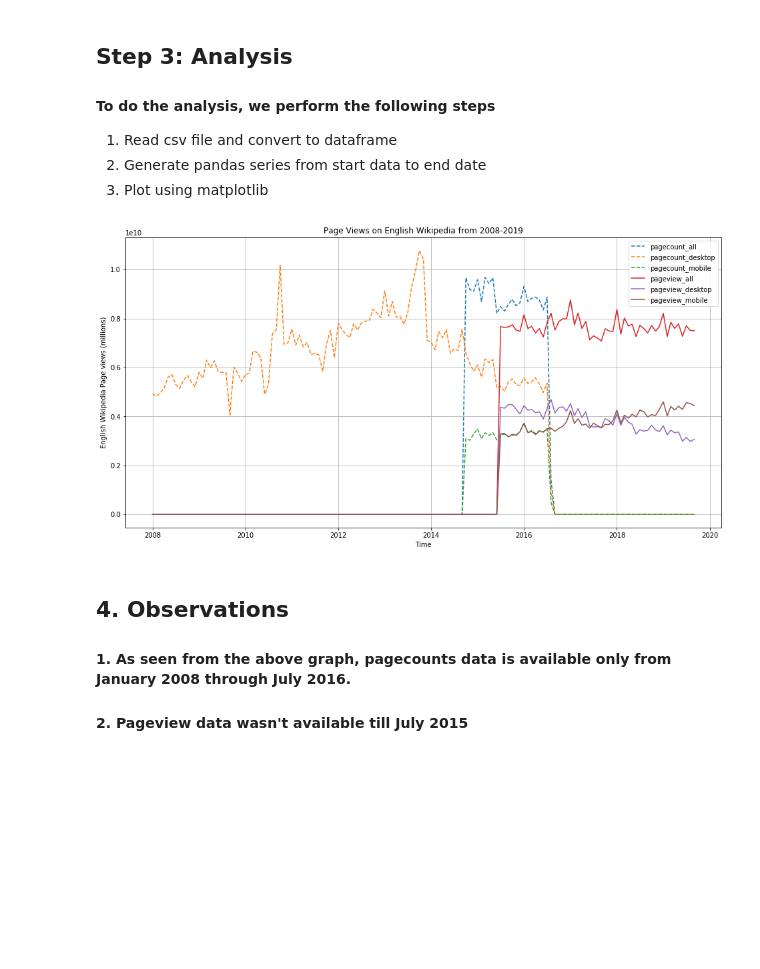
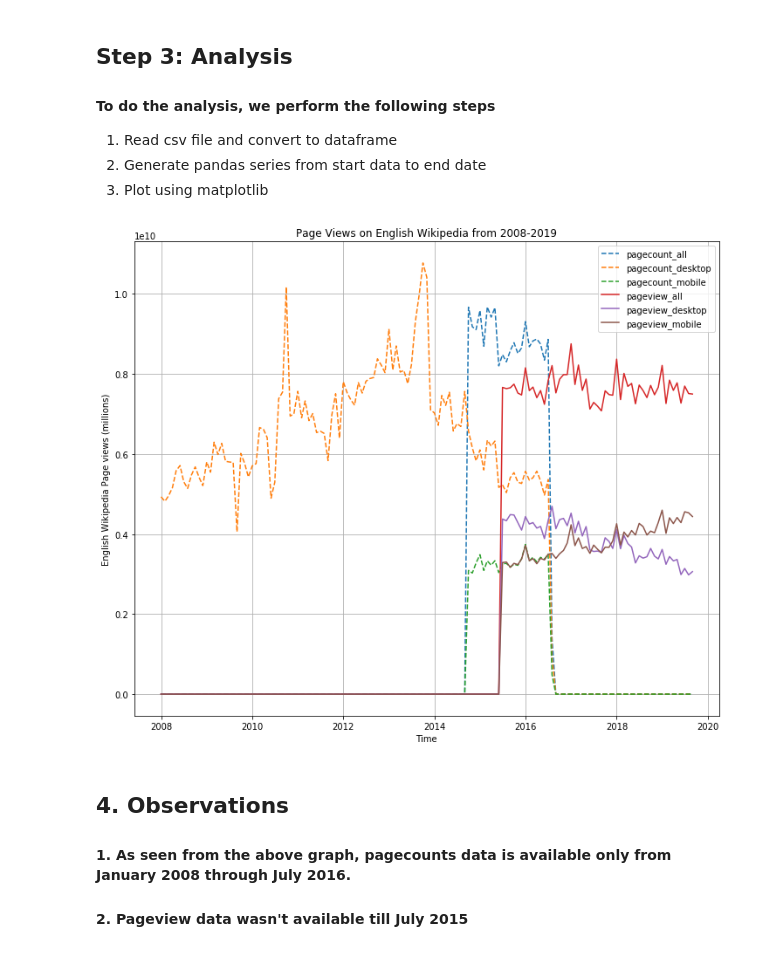
Before and after one commit to tharunsikhinam/data-512, a Jupyter notebook: data-512-a1/hcds-a1-data-curation.ipynb, the cells around one changed output. Saved outputs shown, nothing was run; the diff lists cells and outputs as text; code cells hidden in the pictures; blank space fills up the shorter version.

Commit message:
view issue

```diff
--- a/data-512-a1/hcds-a1-data-curation.ipynb
+++ b/data-512-a1/hcds-a1-data-curation.ipynb
@@ -247,36 +247,36 @@ total_views = pd.read_csv("data/clean/en-wikipedia_traffic_200801-201809.csv")
 
 # 2. Generate pandas series from start to end
 xAxis = pd.date_range('2008-01', '2019-09', freq='MS')
 
 # 3. Plot
 
 # Create a new figure with appropriate dimensions.
-fig = plt.figure(figsize=(16, 8))
+fig = plt.figure(figsize=(12, 10))
 
 # Plot pagecounts using linestyle --
 plt.plot(xAxis, total_views["pagecount_all_views"],linestyle = "--", label = "pagecount_all")
 plt.plot(xAxis, total_views["pagecount_desktop_views"],linestyle = "--", label = "pagecount_desktop")
 plt.plot(xAxis, total_views["pagecount_mobile_views"],linestyle = "--", label = "pagecount_mobile")
 
 # Plot pageviews
 plt.plot(xAxis, total_views["pageview_all_views"],label = "pageview_all")
 plt.plot(xAxis, total_views["pageview_desktop_views"], label = "pageview_desktop")
 plt.plot(xAxis, total_views["pageview_mobile_views"],  label = "pageview_mobile")
 
 # Labels and title
 plt.legend(loc=1)
 plt.xlabel("Time")
 plt.ylabel("English Wikipedia Page views (millions)")
 plt.title("Page Views on English Wikipedia from 2008-2019")
 
 # Show grid
 plt.grid(True)
 
 # Display plot
-plt.savefig('english-wikipedia-views-2008-2019.png')
+plt.savefig('english-wikipedia-views-2008-2019.jpg')
 plt.show()
 # %% [output]
-[figure, old version]
+[figure, new version]
 # %% [markdown]
 ## 4. Observations
 
```
Also changed, not shown: 1 other file.
